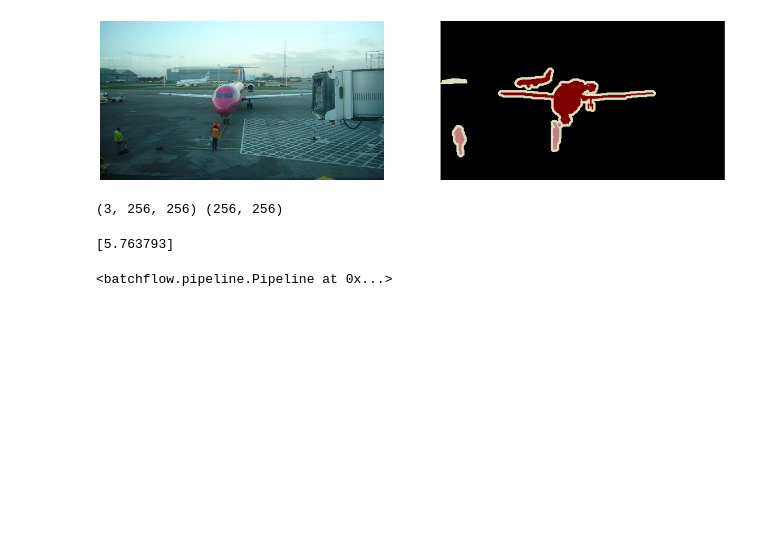
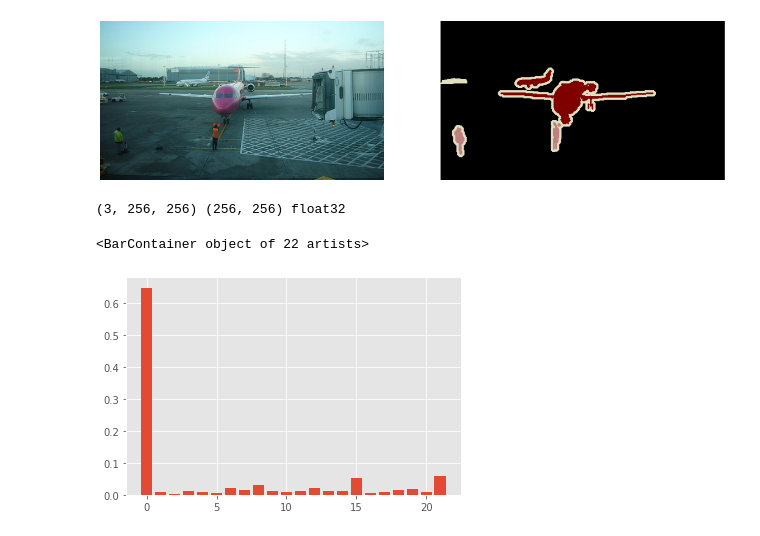
Before and after one commit to AnnaAltynova/imagenette, a Jupyter notebook: imagenette/segmentation_notebooks/pascal.ipynb, the cells around one changed output. Saved outputs shown, nothing was run; the diff lists cells and outputs as text; code cells hidden in the pictures; blank space fills up the shorter version.

Commit message:
pascal update

```diff
--- a/imagenette/segmentation_notebooks/pascal.ipynb
+++ b/imagenette/segmentation_notebooks/pascal.ipynb
@@ -49,5 +54,5 @@ class MyBatch(ImagesBatch):
 # %%
-dataset = PascalSegmentation(shuffle=True, batch_class=MyBatch)
+dataset = PascalSegmentation(shuffle=True, batch_class=PascalBatch)
 # %%
 len(dataset.test), len(dataset.train) # make a better split
 # %% [output]
@@ -78,28 +95,39 @@ def get_norm_stats(dataset, batch_size=64, channels='first'):
         std = std.reshape(3, 1, 1)
     return  mean / batch_size, std / batch_size
 # %%
-mean, std = get_norm_stats(dataset)  # to once pipeline ?
+mean, std = get_norm_stats(dataset)
 
-preprocessing_pipeline = (
-    Pipeline()
-    .init_variable('mean', np.zeros(3))
-    .init_variable('std', np.ones(3))
+preprocessing_template = (
+                            Pipeline()
 
-    .resize_min_side(size=256, src='images', dst='images')
-    .resize_min_side(size=256, src='masks', dst='masks')
-    .crop(shape=(256, 256), origin='center', src='images', dst='images')
-    .crop(shape=(256, 256), origin='center', src='masks', dst='masks')
-    .to_array(src='images', dst='images', channels='first')
-    .to_array(src='masks', dst='masks', channels='first')
-    .normalize(mean=mean, std=std, src='images', dst='images')
-    .squeeze_labels(src='masks', dst='masks')
-)
+                            .resize_min_side(size=256, src='images', dst='images')
+                            .resize_min_side(size=256, src='masks', dst='masks')
+                            .crop(shape=(256, 256), origin='center', src='images', dst='images')
+                            .crop(shape=(256, 256), origin='center', src='masks', dst='masks')
+                            .to_array(src='images', dst='images', channels='first')
+                            .to_array(src='masks', dst='masks', channels='first')
+                            .normalize(mean=mean, std=std, src='images', dst='images')
+                            .squeeze_labels(src='masks', dst='masks')
+                            .replace_background(src='masks', dst='masks')
+                        )
 # %%
-dataset_pipeline = preprocessing_pipeline << dataset.train
+preprocessing_pipeline = preprocessing_template << dataset.train
 # %%
-batch = dataset_pipeline.next_batch(1)
-print(batch.images[0].shape, batch.masks[0].shape,)
+batch = preprocessing_pipeline.next_batch(1)
+print(batch.images[0].shape, batch.masks[0].shape, batch.masks[0].dtype)
 # %% [output]
-(3, 256, 256) (256, 256)
+(3, 256, 256) (256, 256) float32
+# %%
+batch_gen = preprocessing_pipeline.gen_batch(1, n_iters=len(dataset))
+classes = np.zeros(256, dtype=int)
+for i in range(len(dataset)):
+    batch = next(batch_gen)
+    batch_classes, counts = np.unique(np.array(batch.masks[0], dtype=int), return_counts=True)
+    classes[batch_classes] += counts
+
+plt.bar(range(22), classes[classes > 0] / classes.sum())
+# %% [output]
+<BarContainer object of 22 artists>
+[figure, added]
 # %%
 model_config = unet_config
@@ -145,4 +152,0 @@ inference_pipeline.run(n_iters=3, batch_size=16)
-# %%
-train_pipeline.v('loss_history')
-# %% [output]
-[5.763793]
@@ -179,7 +157,3 @@ notifier = {
     'file': 'notifier_log.txt',
     'savepath': None
 }
-# %%
-(train_pipeline2 << dataset.train).run(batch_size=1, n_iters=1, )
-# %% [output]
-<batchflow.pipeline.Pipeline at 0x...>
```
Also changed, not shown: parts of 16 cells of this notebook.
